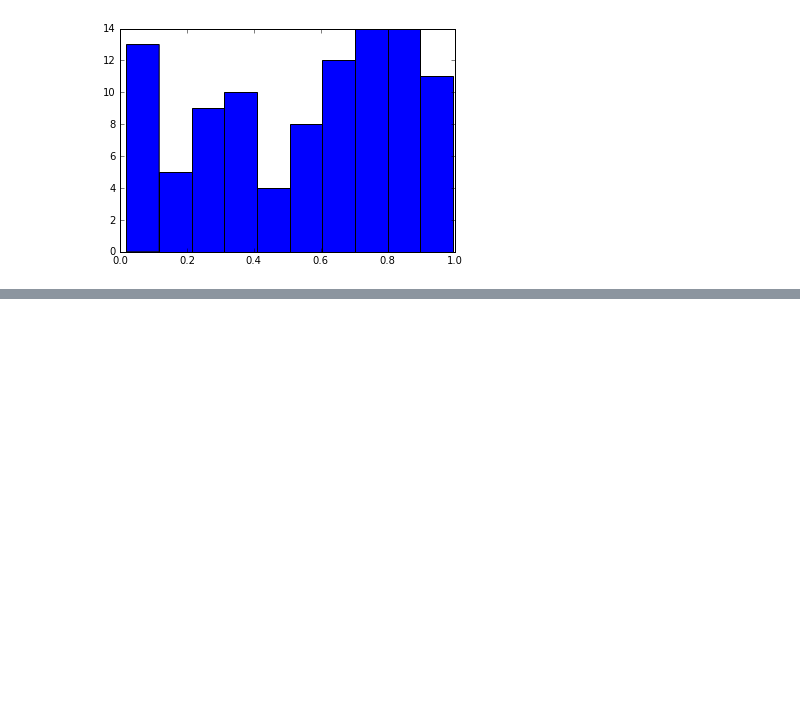
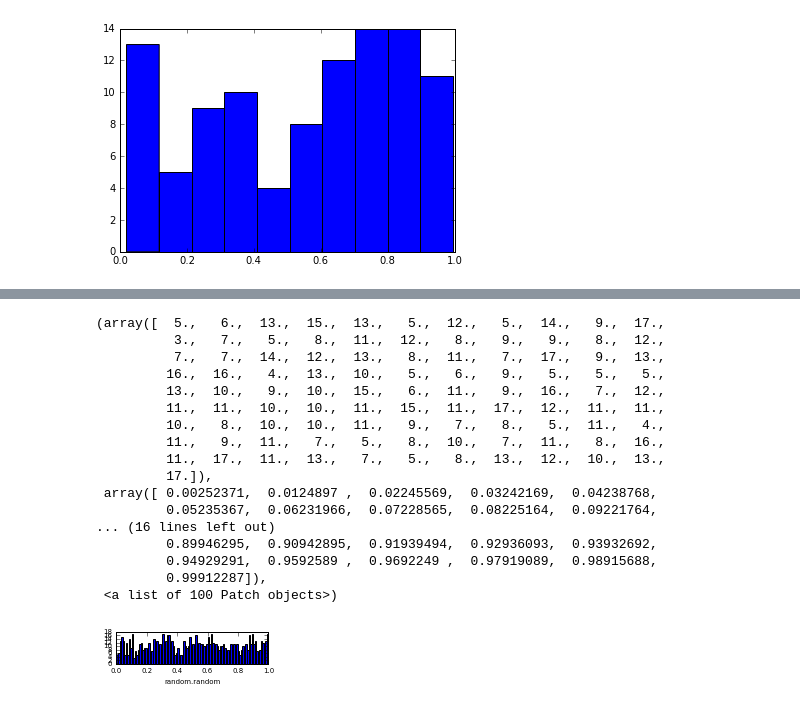
Before and after one commit to sawsimeon/Rnewbie, a Jupyter notebook: Python Data Visualization.ipynb, the cells around one changed output, grey strips where cells are left out. Cells and saved outputs as stored; diff of their text form; code cells hidden in the pictures; blank space fills up the shorter version.

```diff
--- a/Python Data Visualization.ipynb
+++ b/Python Data Visualization.ipynb
@@ -195,0 +219,33 @@ import random
+# %%
+import random
+import matplotlib
+import matplotlib.pyplot as plt
+SAMPLE_SIZE = 1000
+# histogram buckets
+buckets = 100
+plt.figure()
+matplotlib.rcParams.update({'font.size': 7})
+plt.subplot(621)
+plt.xlabel("random.random")
+# Return the next random floating point number in the range [0.0, 1.0).
+res = [random.random() for _ in range(1, SAMPLE_SIZE)]
+plt.hist(res, buckets)
+# %% [output]
+(array([  5.,   6.,  13.,  15.,  13.,   5.,  12.,   5.,  14.,   9.,  17.,
+          3.,   7.,   5.,   8.,  11.,  12.,   8.,   9.,   9.,   8.,  12.,
+          7.,   7.,  14.,  12.,  13.,   8.,  11.,   7.,  17.,   9.,  13.,
+         16.,  16.,   4.,  13.,  10.,   5.,   6.,   9.,   5.,   5.,   5.,
+         13.,  10.,   9.,  10.,  15.,   6.,  11.,   9.,  16.,   7.,  12.,
+         11.,  11.,  10.,  10.,  11.,  15.,  11.,  17.,  12.,  11.,  11.,
+         10.,   8.,  10.,  10.,  11.,   9.,   7.,   8.,   5.,  11.,   4.,
+         11.,   9.,  11.,   7.,   5.,   8.,  10.,   7.,  11.,   8.,  16.,
+         11.,  17.,  11.,  13.,   7.,   5.,   8.,  13.,  12.,  10.,  13.,
+         17.]),
+ array([ 0.00252371,  0.0124897 ,  0.02245569,  0.03242169,  0.04238768,
+         0.05235367,  0.06231966,  0.07228565,  0.08225164,  0.09221764,
+... (16 lines left out)
+         0.89946295,  0.90942895,  0.91939494,  0.92936093,  0.93932692,
+         0.94929291,  0.9592589 ,  0.9692249 ,  0.97919089,  0.98915688,
+         0.99912287]),
+ <a list of 100 Patch objects>)
+[figure, added]
```
Also changed, not shown: parts of 14 cells of this notebook.
